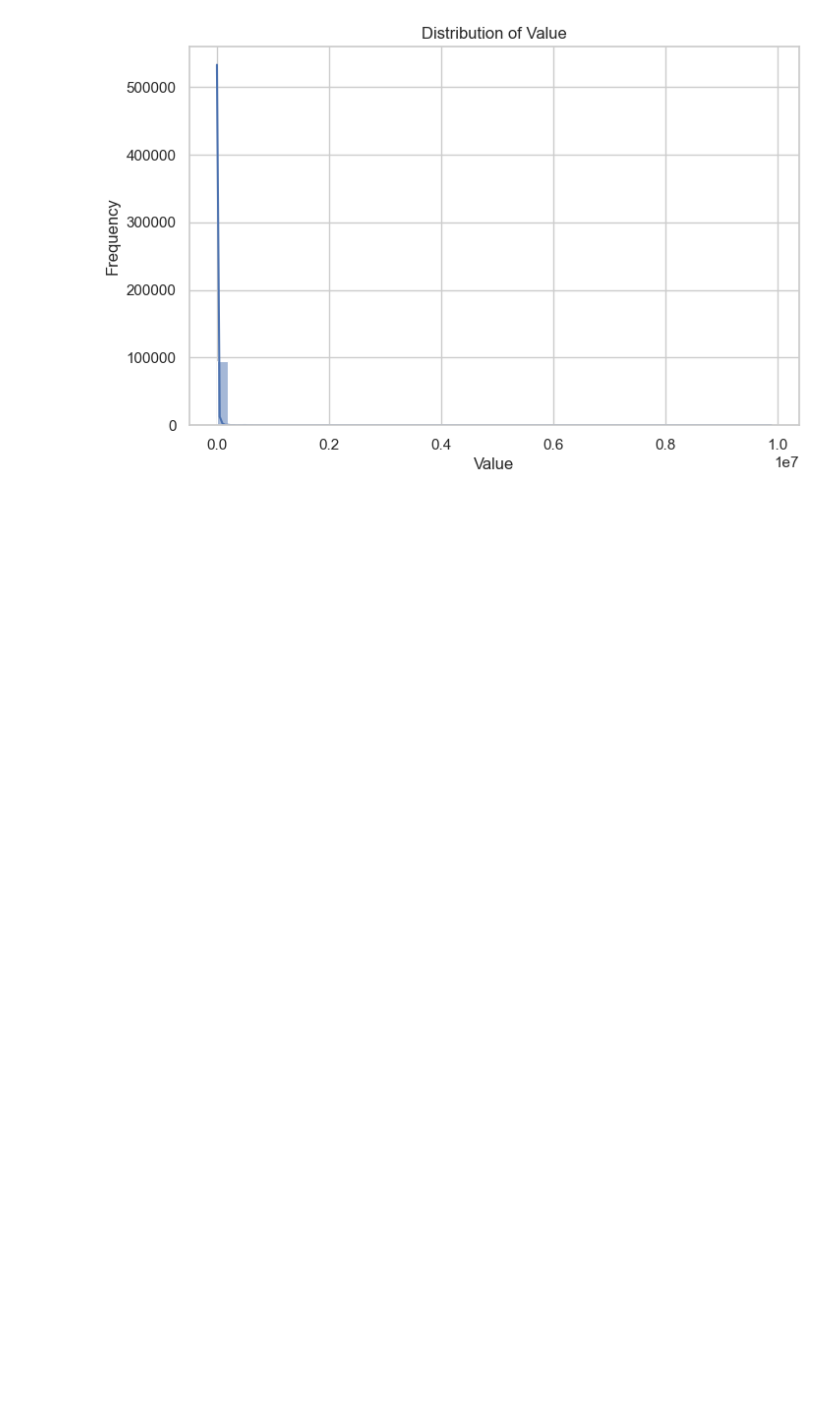
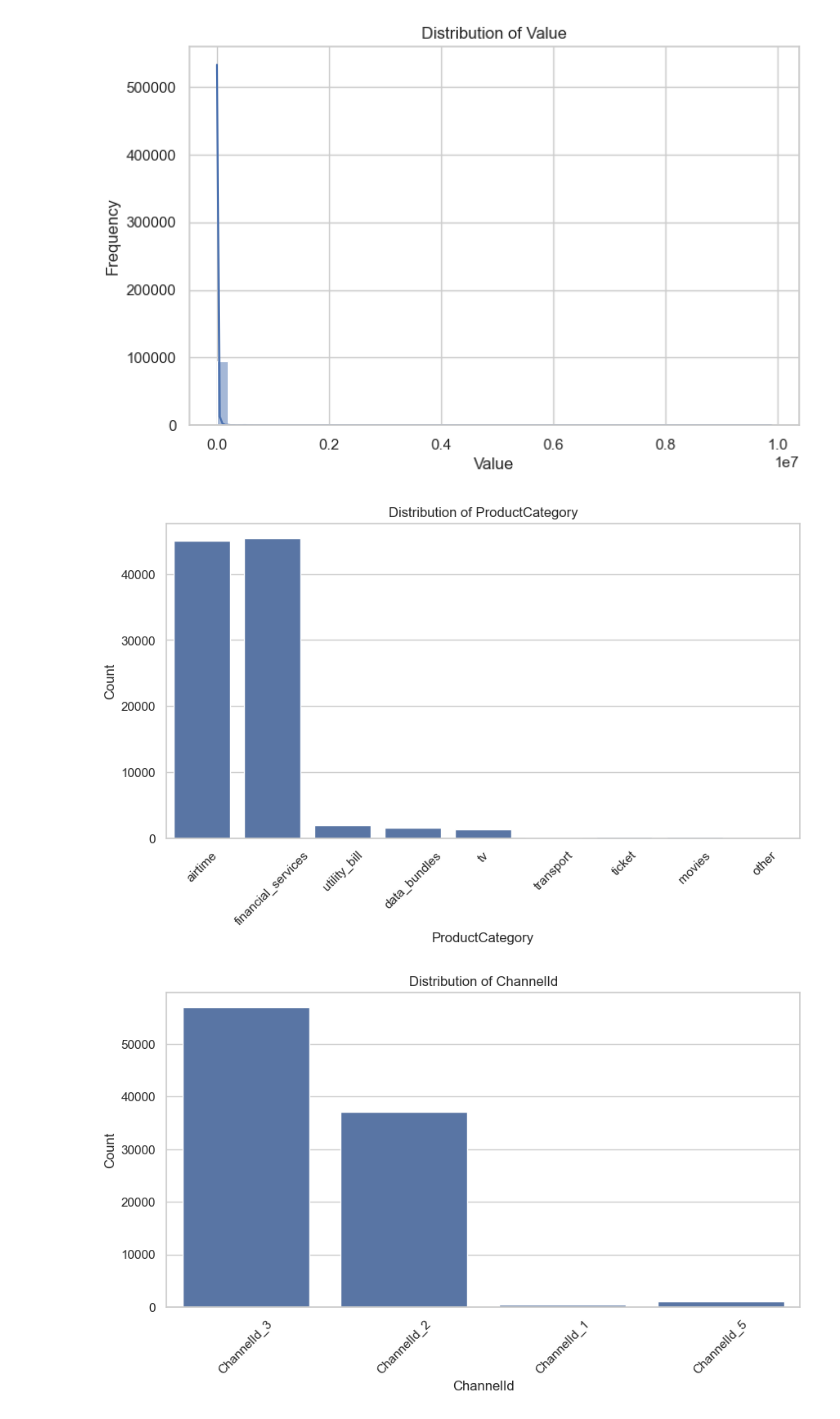
Before and after one commit to Bisrath1/Credit-risk-model, a Jupyter notebook: notebooks/1.0-eda.ipynb, the cells around one changed output. Cells and saved outputs as stored; diff of their text form; code cells hidden in the pictures; blank space fills up the shorter version.

Commit message:
Add count plots for categorical features to analyze distributions in 1.0-eda.ipynb

```diff
--- a/notebooks/1.0-eda.ipynb
+++ b/notebooks/1.0-eda.ipynb
@@ -84,3 +84,16 @@ for col in numerical_cols:
 # %% [output]
 [figure]
 [figure]
+# %%
+# Plot count plots for key categorical features
+categorical_cols = ['ProductCategory', 'ChannelId', 'PricingStrategy', 'FraudResult']
+for col in categorical_cols:
+    plt.figure(figsize=(10, 5))
+    sns.countplot(data=df, x=col)
+    plt.title(f'Distribution of {col}')
+    plt.xticks(rotation=45)
+    plt.ylabel('Count')
+    plt.show()
+# %% [output]
+[figure, added]
+[figure, added]
```
Also changed, not shown: parts of 1 cell of this notebook.
